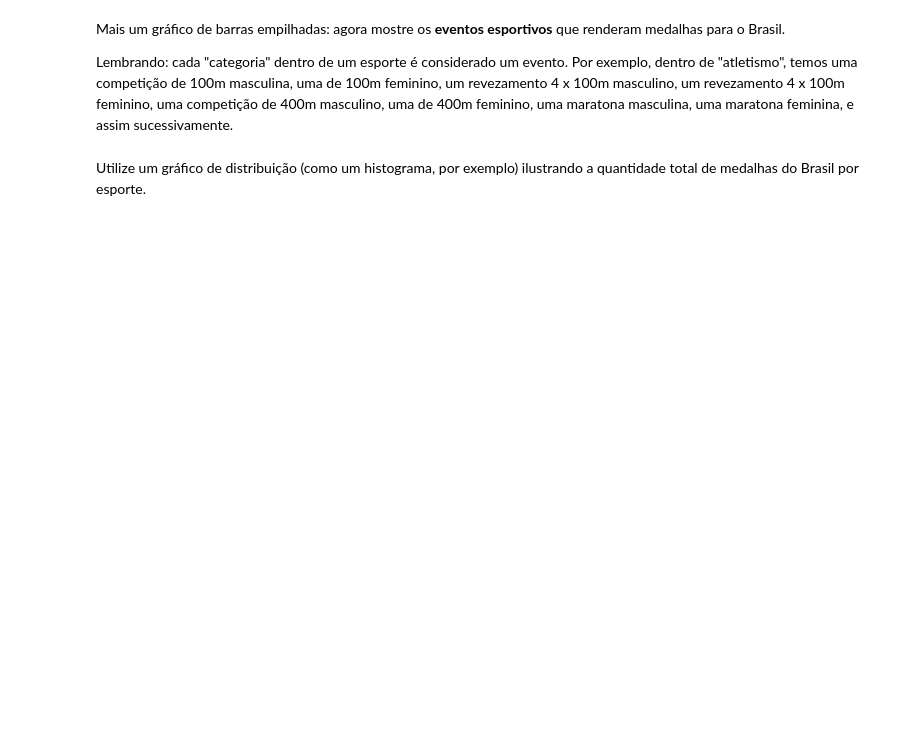
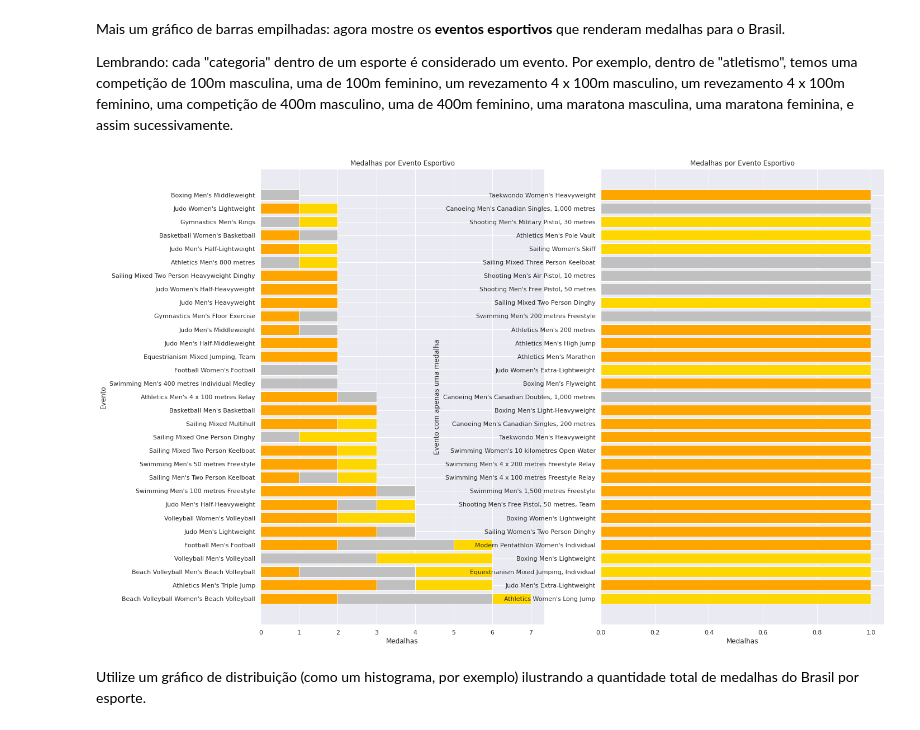
Before and after one commit to maycmesquia/Tool_Box, a Jupyter notebook: Projeto_Dataviz.ipynb, the cells around one changed output. Saved outputs shown, nothing was run; the diff lists cells and outputs as text; code cells hidden in the pictures; blank space fills up the shorter version.

```diff
--- a/Projeto_Dataviz.ipynb
+++ b/Projeto_Dataviz.ipynb
@@ -201,5 +210,35 @@ plt.legend();
 Mais um gráfico de barras empilhadas: agora mostre os **eventos esportivos** que renderam medalhas para o Brasil.
 
 Lembrando: cada "categoria" dentro de um esporte é considerado um evento. Por exemplo, dentro de "atletismo", temos uma competição de 100m masculina, uma de 100m feminino, um revezamento 4 x 100m masculino, um revezamento 4 x 100m feminino, uma competição de 400m masculino, uma de 400m feminino, uma maratona masculina, uma maratona feminina, e assim sucessivamente.
+# %%
+df_eventos = df_medalhistas_brasileiros.drop_duplicates(subset=['Year','Event', 'Medal'])
+gold_series = df_eventos[df_eventos['Medal']=='Gold'].groupby(by=['Event']).count()['Medal'].rename('Gold')
+silver_series = df_eventos[df_eventos['Medal']=='Silver'].groupby(by=['Event']).count()['Medal'].rename('Silver')
+bronze_series = df_eventos[df_eventos['Medal']=='Bronze'].groupby(by=['Event']).count()['Medal'].rename('Bronze')
+
+df_esportes = pd.concat([gold_series, silver_series, bronze_series], axis=1, names=True)
+df_esportes.fillna(0, inplace=True)
+df_esportes['(S + B)'] = df_esportes['Bronze']+df_esportes['Silver']
+df_esportes['(G + S + B)'] = df_esportes['(S + B)']+df_esportes['Gold']
+
+df_esportes.sort_values(by='(G + S + B)',ascending=False, inplace=True)
+
+fig, (ax1, ax2) = plt.subplots(1, 2, figsize=(20,15))
+
+# Dados para cada subplot
+ax1.barh(df_esportes.iloc[0:31].index, df_esportes['(G + S + B)'].iloc[0:31], color=['gold'], label='Gold');
+ax1.barh(df_esportes.iloc[0:31].index, df_esportes['(S + B)'].iloc[0:31], color=['silver'], label='Silver');
+ax1.barh(df_esportes.iloc[0:31].index, df_esportes['Bronze'].iloc[0:31], color=['orange'], label='Bronze');
+
+ax2.barh(df_esportes.iloc[31:63].index, df_esportes['(G + S + B)'].iloc[31:63], color=['gold'], label='Gold');
+ax2.barh(df_esportes.iloc[31:63].index, df_esportes['(S + B)'].iloc[31:63], color=['silver'], label='Silver');
+ax2.barh(df_esportes.iloc[31:63].index, df_esportes['Bronze'].iloc[31:63], color=['orange'], label='Bronze');
+
+ax1.set(title="Medalhas por Evento Esportivo", xlabel="Medalhas", ylabel="Evento")
+ax2.set(title="Medalhas por Evento Esportivo", xlabel="Medalhas", ylabel="Evento com apenas uma medalha")
+
+plt.show()
+# %% [output]
+[figure, added]
 # %% [markdown]
 Utilize um gráfico de distribuição (como um histograma, por exemplo) ilustrando a quantidade total de medalhas do Brasil por esporte.
```
Also changed, not shown: parts of 9 cells of this notebook.
